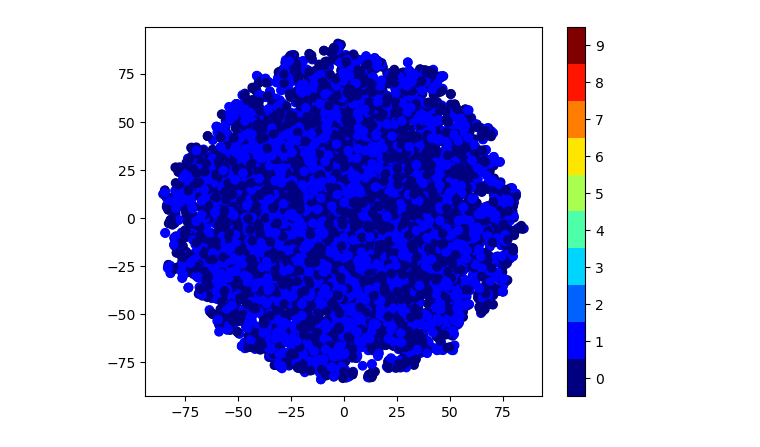
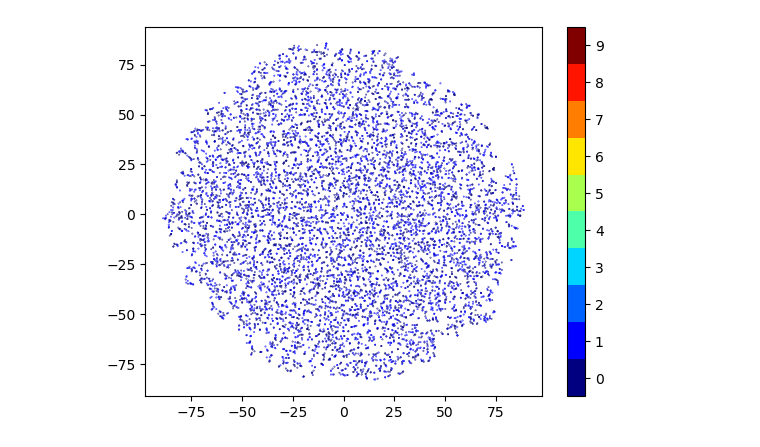
Before and after one commit to binweiyan/code, a Jupyter notebook: Sample_virtualize.ipynb, the cells around one changed output. Cells and saved outputs as stored; diff of their text form; code cells hidden in the pictures.

```diff
--- a/Sample_virtualize.ipynb
+++ b/Sample_virtualize.ipynb
@@ -1,28 +1,29 @@
 # %%
 #sample from np.array
 import numpy as np
 import matplotlib.pyplot as plt
 import matplotlib.mlab as mlab
 
 X = np.random.rand(1000000, 10)
 y = np.random.rand(1000000, 1)
 
 #sample 10000 from X, y
 indexes = np.random.choice(X.shape[0], 10000, replace=False)
 X_sample = X[indexes]
 y_sample = y[indexes]
 
 #Tsne on the samples
 from sklearn.manifold import TSNE
 X_embedded = TSNE(n_components=2).fit_transform(X_sample)
 
 #plot the samples
-plt.scatter(X_embedded[:,0], X_embedded[:,1], c=y_sample, cmap=plt.cm.get_cmap("jet", 10))
+#small point size
+plt.scatter(X_embedded[:,0], X_embedded[:,1], c=y_sample, cmap=plt.cm.get_cmap("jet", 10), s=0.1)
 plt.colorbar(ticks=range(10))
 plt.clim(-0.5, 9.5)
 plt.show()
 # %% [output]
-[figure, old version]
+[figure, new version]
 # %%
 from sklearn.manifold import TSNE, Isomap
 from sklearn.pipeline import make_pipeline
```
Also changed, not shown: parts of 3 cells of this notebook, 1 other file.
